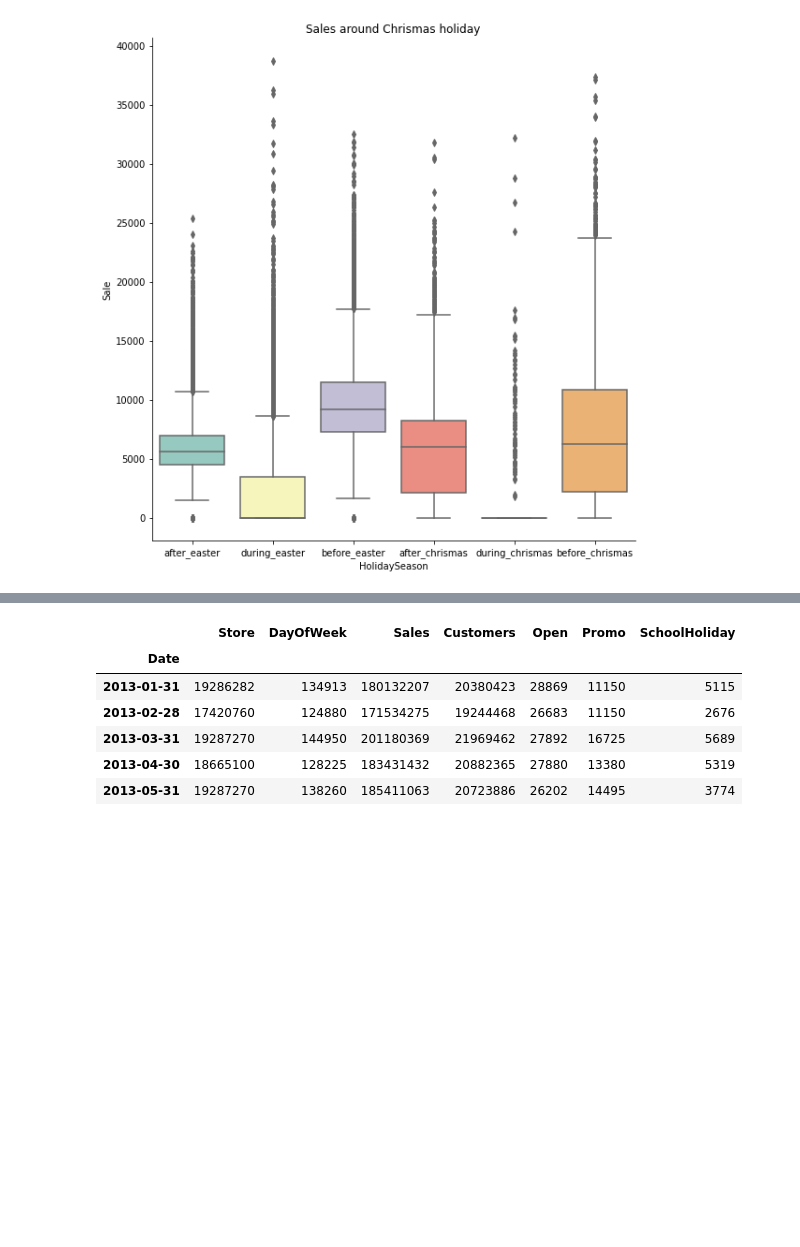
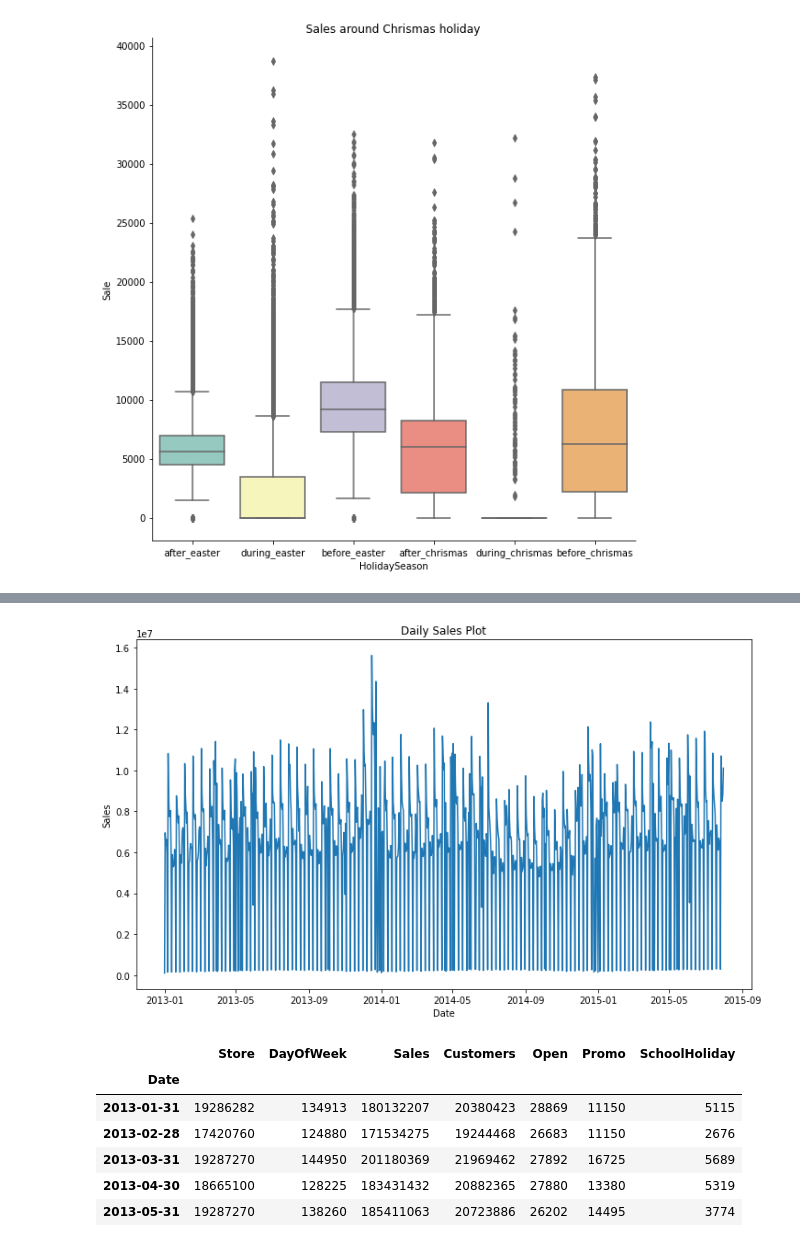
Before and after one commit to DiboraHaile/Pharmaceutical-Sales-prediction-across-multiple-stores, a Jupyter notebook: notebooks/exploration_of_customer_behaviors.ipynb, the cells around one changed output, grey strips where cells are left out. Saved outputs shown, nothing was run; the diff lists cells and outputs as text; code cells hidden in the pictures; blank space fills up the shorter version.

```diff
--- a/notebooks/exploration_of_customer_behaviors.ipynb
+++ b/notebooks/exploration_of_customer_behaviors.ipynb
@@ -291,3 +287,8 @@ visualize.catplot(df_train_copy,y="Sales",x="Holiday_season",kind="box",title="S
+# %%
+# Daily Sales Plot
+visualize.lineplot(df_daily_sales,y="Sales",x="Date",title="Daily Sales Plot")
+# %% [output]
+[figure, added]
 # %%
 # Get Total monthly sales
 monthly_total_sales = df_train_copy.groupby(pd.Grouper(key='Date', axis=0,freq='M')).sum()
```
Also changed, not shown: parts of 18 cells of this notebook.
